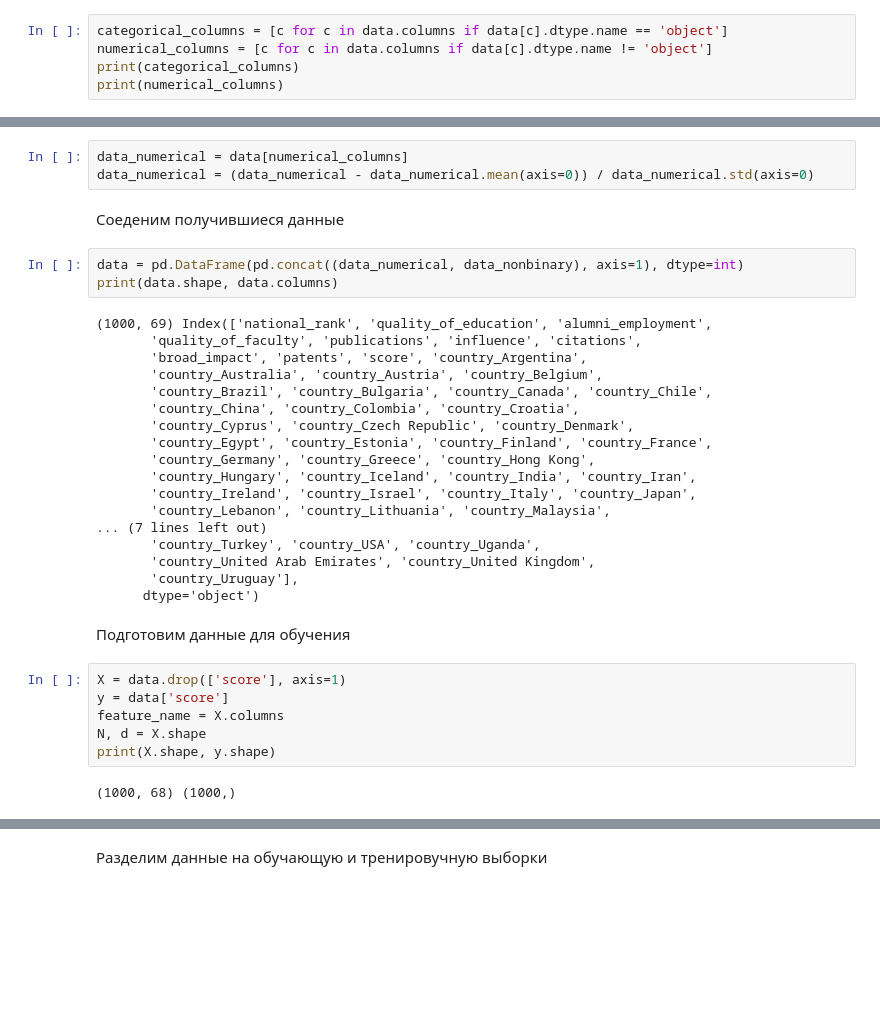
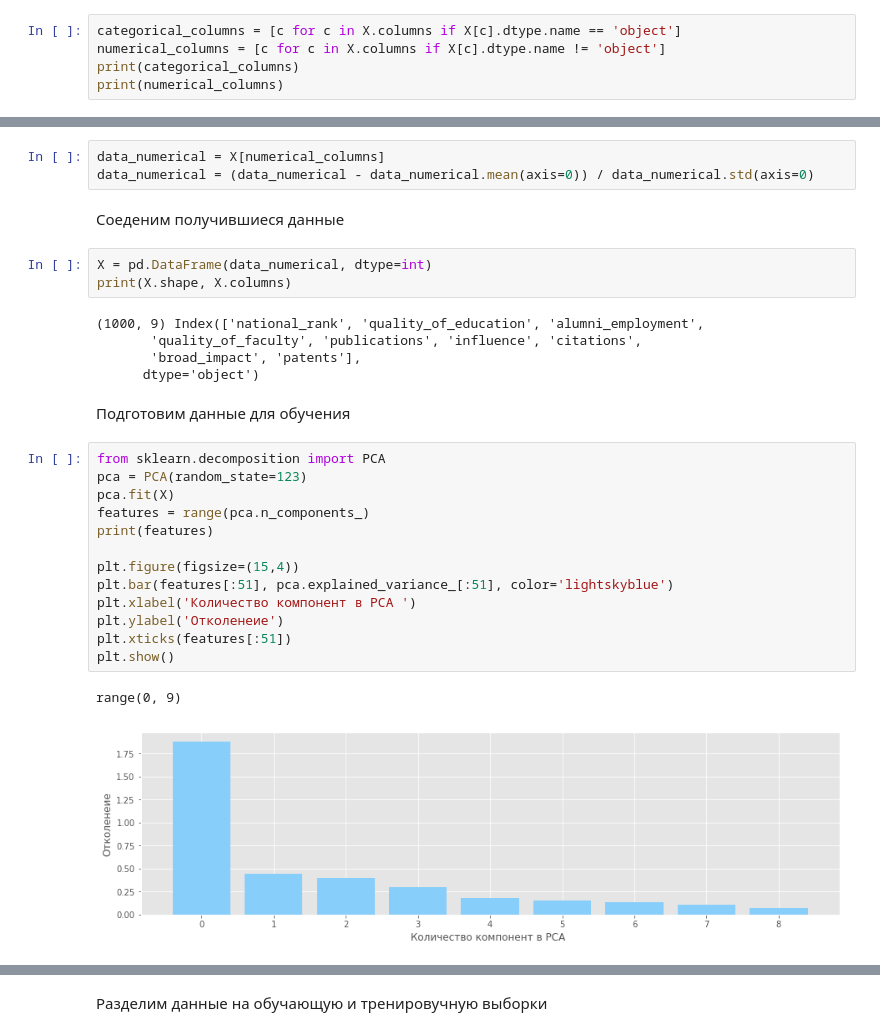
Before and after one commit to MichaelMurashov/MachineLearning, a Jupyter notebook: main.ipynb, the cells around one changed output, grey strips where cells are left out. Drawn from its saved outputs; the diff is of its cells as text; blank space fills up the shorter version.

```diff
--- a/main.ipynb
+++ b/main.ipynb
@@ -71,8 +92,8 @@ data.drop(['institution', 'world_rank', 'year'], axis=1, inplace=True)
 # %% [markdown]
 Распределим столбцы на категориальные и числовые
 # %%
-categorical_columns = [c for c in data.columns if data[c].dtype.name == 'object']
-numerical_columns = [c for c in data.columns if data[c].dtype.name != 'object']
+categorical_columns = [c for c in X.columns if X[c].dtype.name == 'object']
+numerical_columns = [c for c in X.columns if X[c].dtype.name != 'object']
 print(categorical_columns)
 print(numerical_columns)
 # %% [output]
@@ -131,38 +134,33 @@ Index(['country_Argentina', 'country_Australia', 'country_Austria',
 # %% [markdown]
 Числовые данные нормализуем
 # %%
-data_numerical = data[numerical_columns]
+data_numerical = X[numerical_columns]
 data_numerical = (data_numerical - data_numerical.mean(axis=0)) / data_numerical.std(axis=0)
 # %% [markdown]
 Соеденим получившиеся данные
 # %%
-data = pd.DataFrame(pd.concat((data_numerical, data_nonbinary), axis=1), dtype=int)
-print(data.shape, data.columns)
+X = pd.DataFrame(data_numerical, dtype=int)
+print(X.shape, X.columns)
 # %% [output]
-(1000, 69) Index(['national_rank', 'quality_of_education', 'alumni_employment',
+(1000, 9) Index(['national_rank', 'quality_of_education', 'alumni_employment',
        'quality_of_faculty', 'publications', 'influence', 'citations',
-       'broad_impact', 'patents', 'score', 'country_Argentina',
-       'country_Australia', 'country_Austria', 'country_Belgium',
-       'country_Brazil', 'country_Bulgaria', 'country_Canada', 'country_Chile',
-       'country_China', 'country_Colombia', 'country_Croatia',
-       'country_Cyprus', 'country_Czech Republic', 'country_Denmark',
-       'country_Egypt', 'country_Estonia', 'country_Finland', 'country_France',
-       'country_Germany', 'country_Greece', 'country_Hong Kong',
-       'country_Hungary', 'country_Iceland', 'country_India', 'country_Iran',
-       'country_Ireland', 'country_Israel', 'country_Italy', 'country_Japan',
-       'country_Lebanon', 'country_Lithuania', 'country_Malaysia',
-... (7 lines left out)
-       'country_Turkey', 'country_USA', 'country_Uganda',
-       'country_United Arab Emirates', 'country_United Kingdom',
-       'country_Uruguay'],
+       'broad_impact', 'patents'],
       dtype='object')
 # %% [markdown]
 Подготовим данные для обучения
-# %%
-X = data.drop(['score'], axis=1)
-y = data['score']
-feature_name = X.columns
-N, d = X.shape
-print(X.shape, y.shape)
-# %% [output]
-(1000, 68) (1000,)
+# %%
+from sklearn.decomposition import PCA
+pca = PCA(random_state=123)
+pca.fit(X)
+features = range(pca.n_components_)
+print(features)
+
+plt.figure(figsize=(15,4))
+plt.bar(features[:51], pca.explained_variance_[:51], color='lightskyblue')
+plt.xlabel('Количество компонент в PCA ')
+plt.ylabel('Отколенеие')
+plt.xticks(features[:51])
+plt.show()
+# %% [output]
+range(0, 9)
+[figure, added]
```
Also changed, not shown: parts of 54 cells of this notebook, 1 other file.
